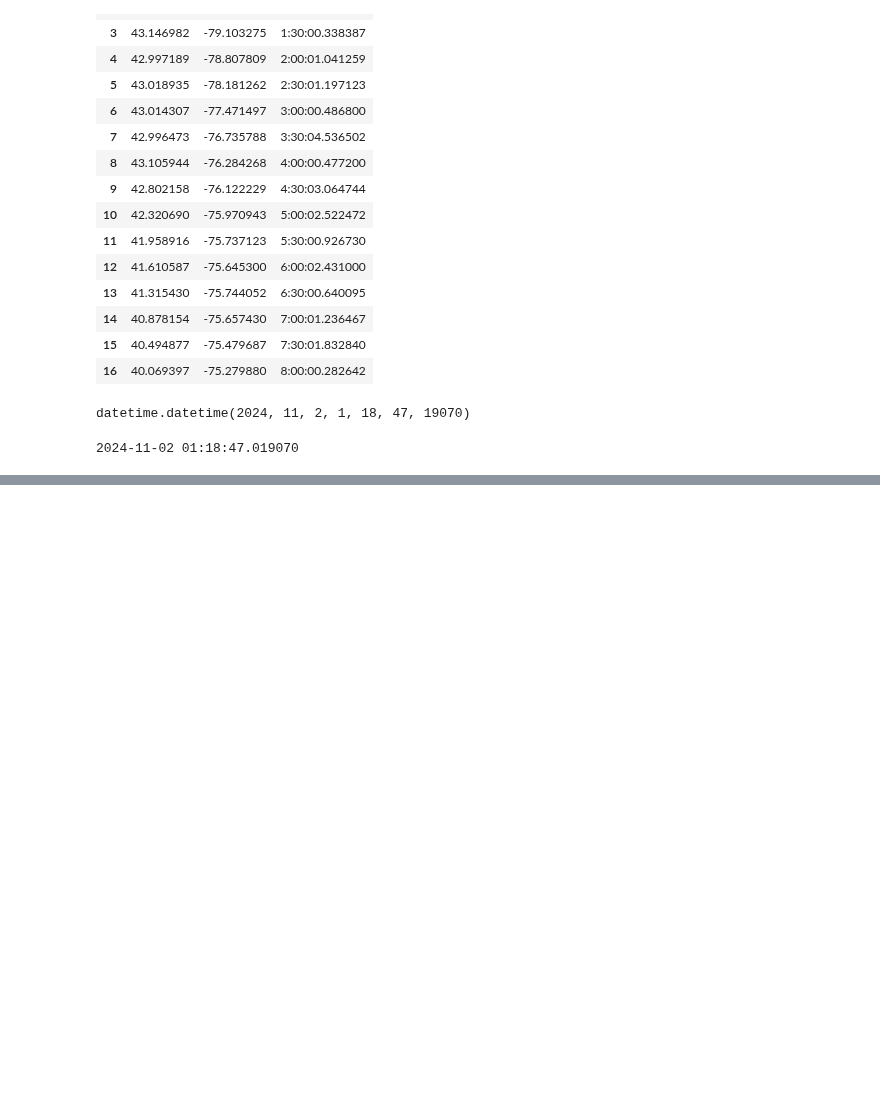
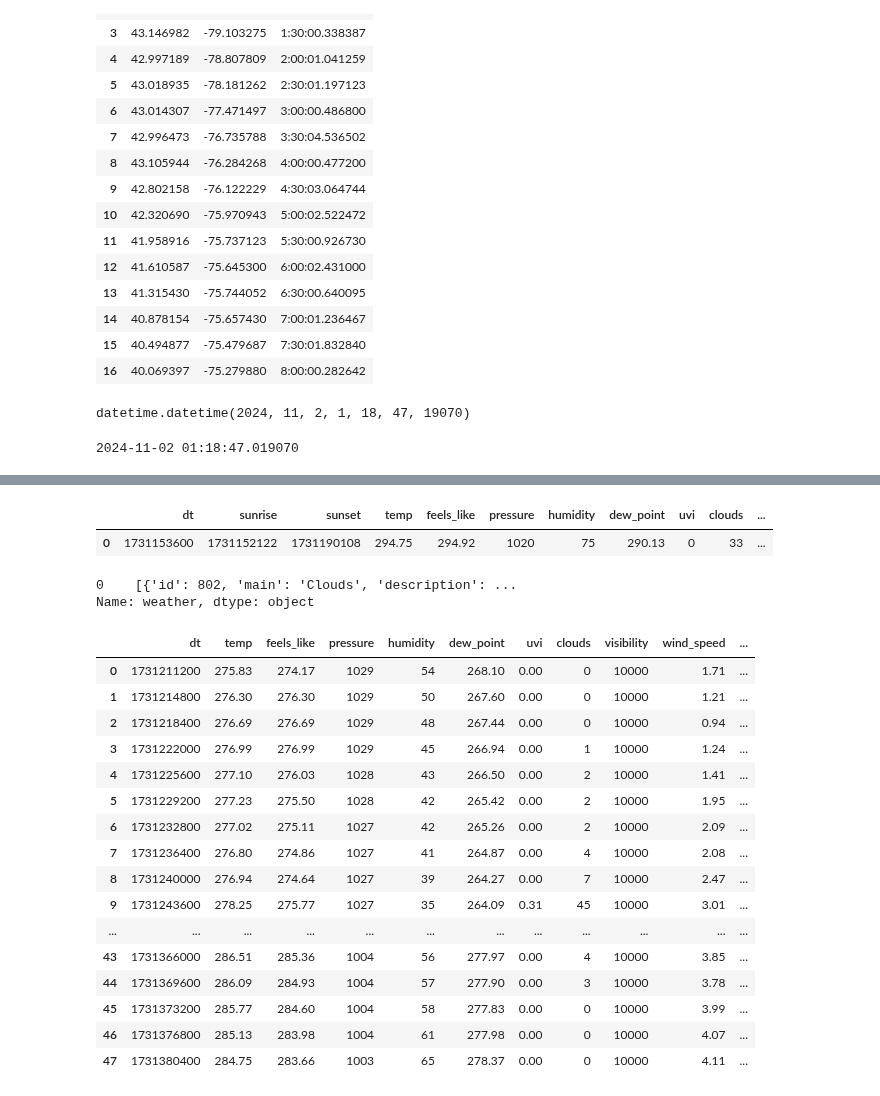
Before and after one commit to shroffr01/PersonalProject, a Jupyter notebook: new_test.ipynb, the cells around one changed output, grey strips where cells are left out. Saved outputs shown, nothing was run; the diff lists cells and outputs as text; code cells hidden in the pictures; blank space fills up the shorter version.

```diff
--- a/new_test.ipynb
+++ b/new_test.ipynb
@@ -524,0 +542,2 @@ print(a)
+# %%
+url = f'https://api.openweathermap.org/data/3.0/onecall/timemachine?lat={34}&lon={-77}&dt={unix_timestamp}&appid={API_key}'
@@ -524,0 +548,3 @@ print(a)
+# %%
+r = requests.get(url, headers = headers)
+myjson = json.loads(r.text)
@@ -524,0 +571,37 @@ print(a)
+# %%
+df = pd.json_normalize(myjson['data'])
+df
+# %% [output]
+|  | dt | sunrise | sunset | temp | feels_like | pressure | humidity | dew_point | uvi | clouds | ... |
+| 0 | 1731153600 | 1731152122 | 1731190108 | 294.75 | 294.92 | 1020 | 75 | 290.13 | 0 | 33 | ... |
+# %%
+df['weather']
+# %% [output]
+0    [{'id': 802, 'main': 'Clouds', 'description': ...
+Name: weather, dtype: object
+# %%
+url = f'https://api.openweathermap.org/data/3.0/onecall?lat=42.44&lon=-71.04&exclude=current,minutely,daily&appid={API_key}'
+# %%
+r = requests.get(url, headers = headers)
+myjson = json.loads(r.text)
+# %%
+df = pd.json_normalize(myjson['hourly'])
+df
+# %% [output]
+|  | dt | temp | feels_like | pressure | humidity | dew_point | uvi | clouds | visibility | wind_speed | ... |
+| 0 | 1731211200 | 275.83 | 274.17 | 1029 | 54 | 268.10 | 0.00 | 0 | 10000 | 1.71 | ... |
+| 1 | 1731214800 | 276.30 | 276.30 | 1029 | 50 | 267.60 | 0.00 | 0 | 10000 | 1.21 | ... |
+| 2 | 1731218400 | 276.69 | 276.69 | 1029 | 48 | 267.44 | 0.00 | 0 | 10000 | 0.94 | ... |
+| 3 | 1731222000 | 276.99 | 276.99 | 1029 | 45 | 266.94 | 0.00 | 1 | 10000 | 1.24 | ... |
+| 4 | 1731225600 | 277.10 | 276.03 | 1028 | 43 | 266.50 | 0.00 | 2 | 10000 | 1.41 | ... |
+| 5 | 1731229200 | 277.23 | 275.50 | 1028 | 42 | 265.42 | 0.00 | 2 | 10000 | 1.95 | ... |
+| 6 | 1731232800 | 277.02 | 275.11 | 1027 | 42 | 265.26 | 0.00 | 2 | 10000 | 2.09 | ... |
+| 7 | 1731236400 | 276.80 | 274.86 | 1027 | 41 | 264.87 | 0.00 | 4 | 10000 | 2.08 | ... |
+| 8 | 1731240000 | 276.94 | 274.64 | 1027 | 39 | 264.27 | 0.00 | 7 | 10000 | 2.47 | ... |
+| 9 | 1731243600 | 278.25 | 275.77 | 1027 | 35 | 264.09 | 0.31 | 45 | 10000 | 3.01 | ... |
+| ... | ... | ... | ... | ... | ... | ... | ... | ... | ... | ... | ... |
+| 43 | 1731366000 | 286.51 | 285.36 | 1004 | 56 | 277.97 | 0.00 | 4 | 10000 | 3.85 | ... |
+| 44 | 1731369600 | 286.09 | 284.93 | 1004 | 57 | 277.90 | 0.00 | 3 | 10000 | 3.78 | ... |
+| 45 | 1731373200 | 285.77 | 284.60 | 1004 | 58 | 277.83 | 0.00 | 0 | 10000 | 3.99 | ... |
+| 46 | 1731376800 | 285.13 | 283.98 | 1004 | 61 | 277.98 | 0.00 | 0 | 10000 | 4.07 | ... |
+| 47 | 1731380400 | 284.75 | 283.66 | 1003 | 65 | 278.37 | 0.00 | 0 | 10000 | 4.11 | ... |
```
Also changed, not shown: parts of 6 cells of this notebook, 1 other file.
